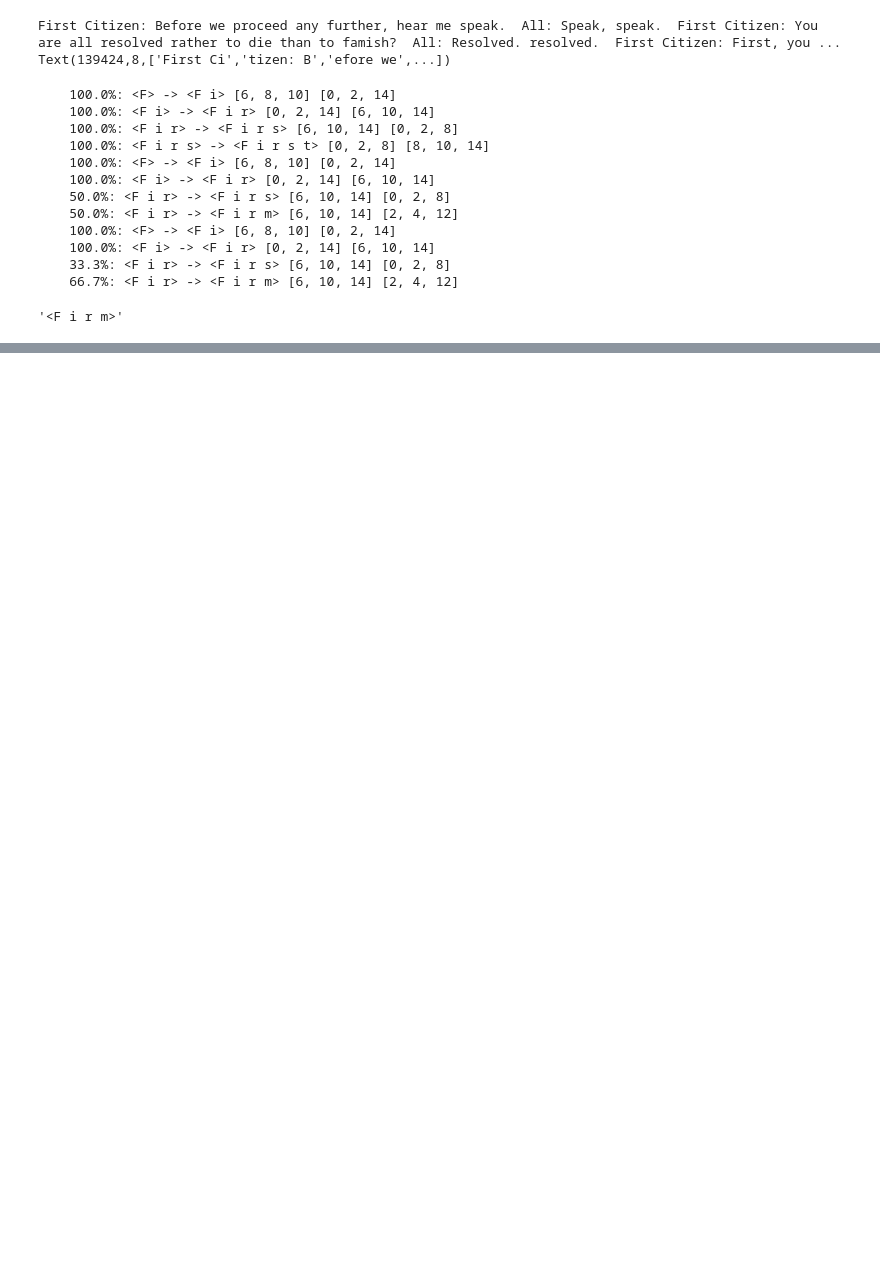
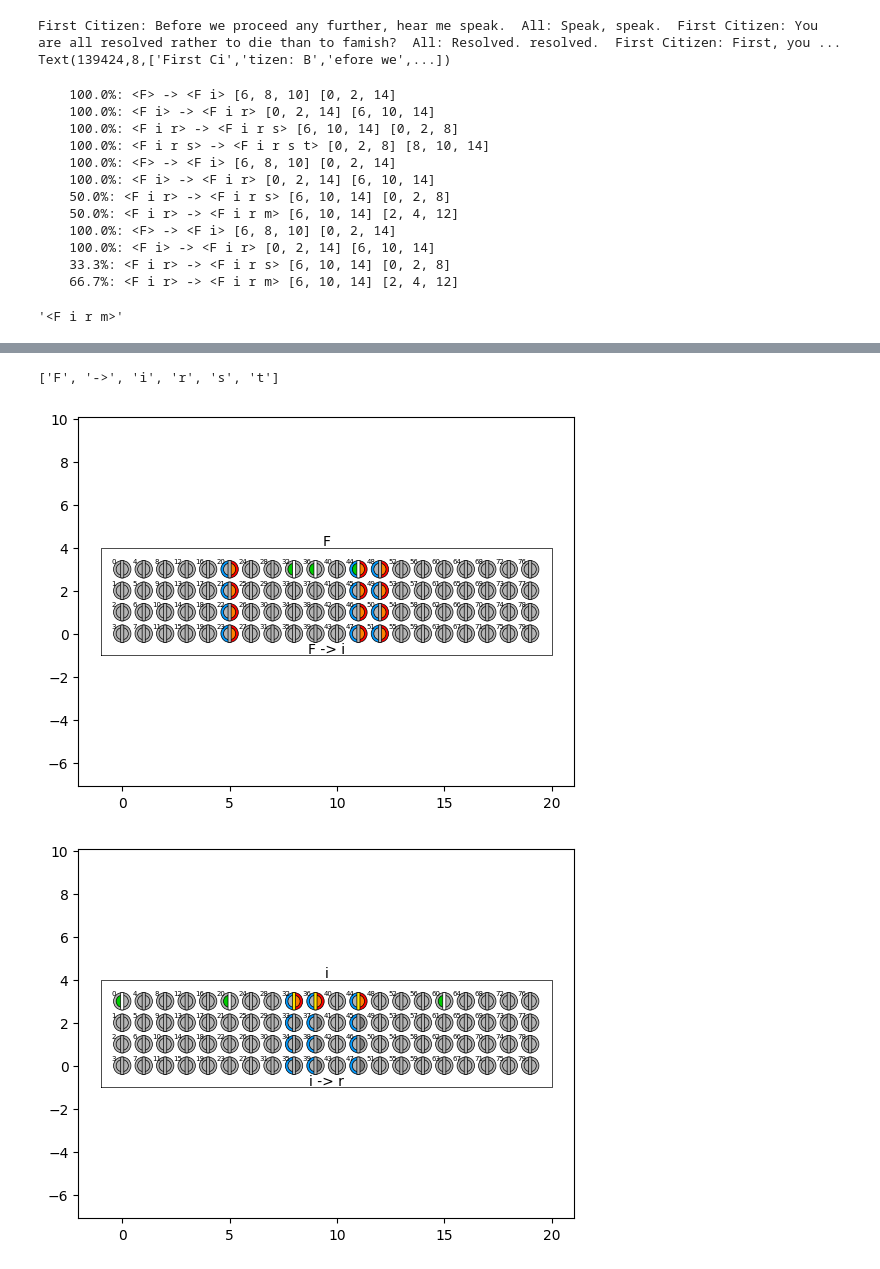
Before and after one commit to ihux/neurotron-develop, a Jupyter notebook: jupyter/neurotron/shakespear.ipynb, the cells around one changed output, grey strips where cells are left out. Saved outputs shown, nothing was run; the diff lists cells and outputs as text; code cells hidden in the pictures; blank space fills up the shorter version.

```diff
--- a/jupyter/neurotron/shakespear.ipynb
+++ b/jupyter/neurotron/shakespear.ipynb
@@ -147,0 +183,4 @@ cells.plot('F i')
+# %%
+toy.text = Toy('Tiny').text;  print(toy.text)
+cells = Cells((4,20,40,3),3,char=True)
+train = Trainer(cells)
@@ -147,0 +204,6 @@ cells.plot('F i')
+# %%
+cells.process('Firs',plot=True)
+# %% [output]
+['F', '->', 'i', 'r', 's', 't']
+[figure, added]
+[figure, added]
```
Also changed, not shown: parts of 16 cells of this notebook, 3 other files.
